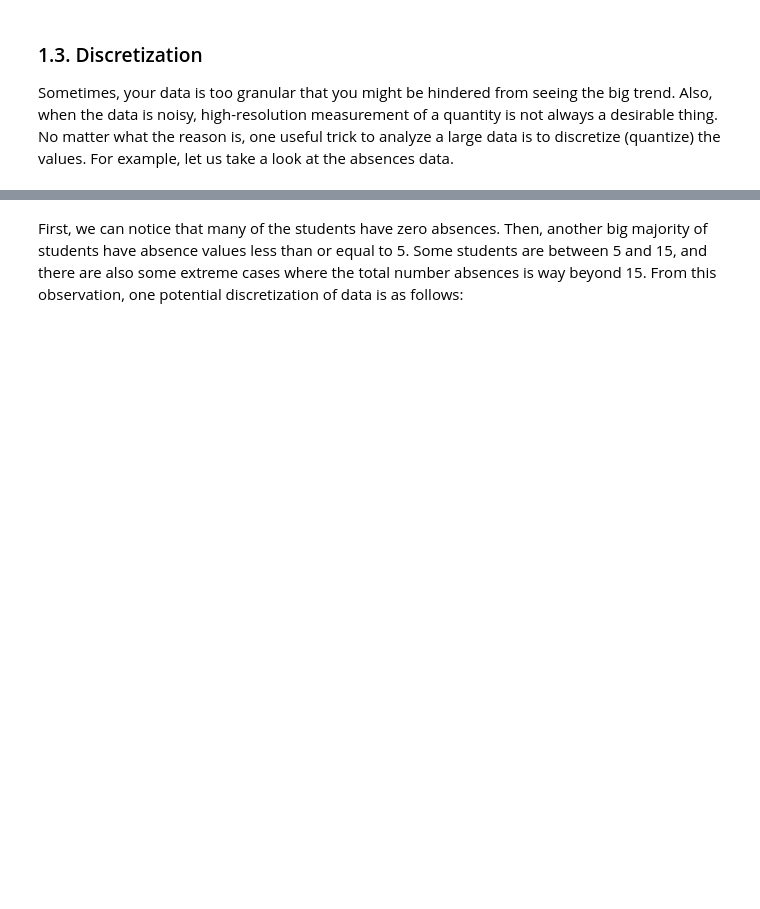
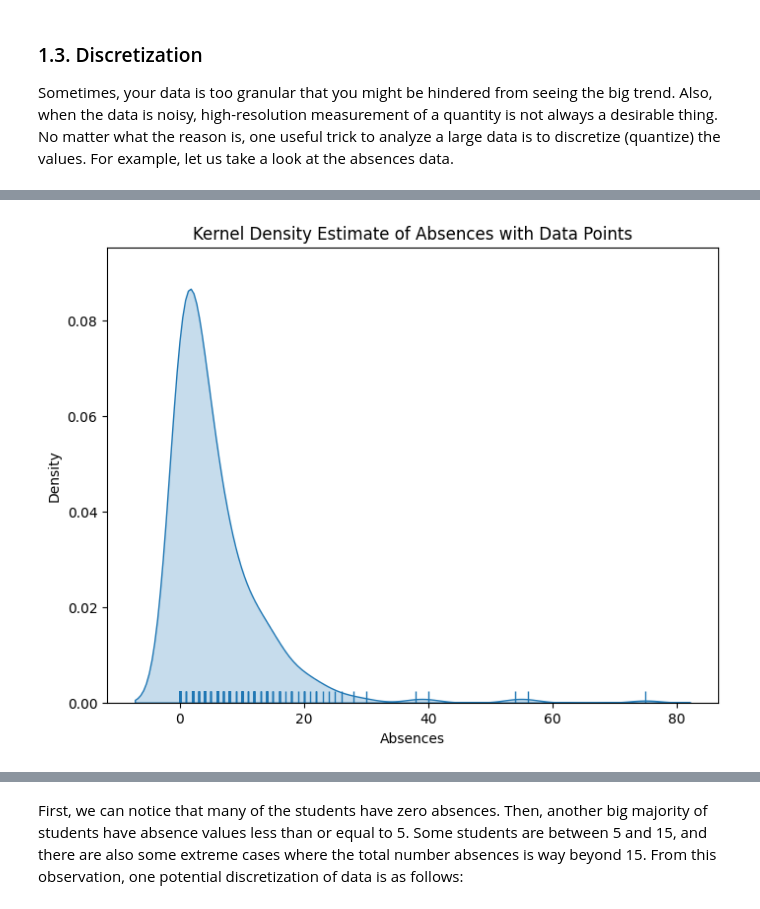
Before and after one commit to asmaradhiah/PBI, a Jupyter notebook: in-class-assignments/ica04/Data_Preprocessing_and_Visualization.ipynb, the cells around one changed output, grey strips where cells are left out. Saved outputs shown, nothing was run; the diff lists cells and outputs as text; code cells hidden in the pictures; blank space fills up the shorter version.

```diff
--- a/in-class-assignments/ica04/Data_Preprocessing_and_Visualization.ipynb
+++ b/in-class-assignments/ica04/Data_Preprocessing_and_Visualization.ipynb
@@ -81,0 +215,13 @@ df.absences.describe()
+# %%
+import matplotlib.pyplot as plt
+import seaborn as sns
+
+plt.figure(figsize=(8, 6))
+sns.kdeplot(df['absences'], fill=True)  # KDE plot without rug
+sns.rugplot(df['absences'], ax=plt.gca()) # Add rugplot separately on the same axes
+plt.title('Kernel Density Estimate of Absences with Data Points')
+plt.xlabel('Absences')
+plt.ylabel('Density')
+plt.show()
+# %% [output]
+[figure, added]
```
Also changed, not shown: parts of 27 cells of this notebook.
